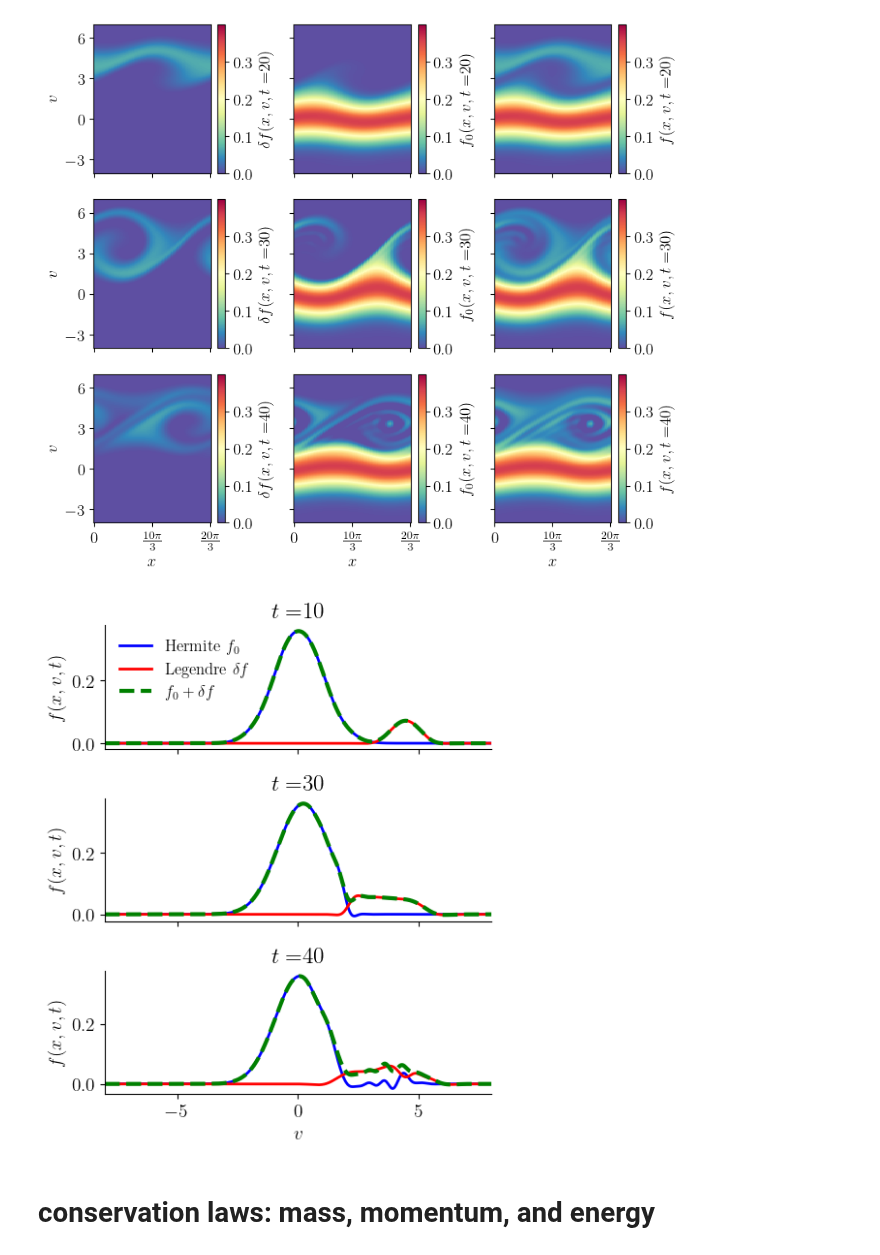
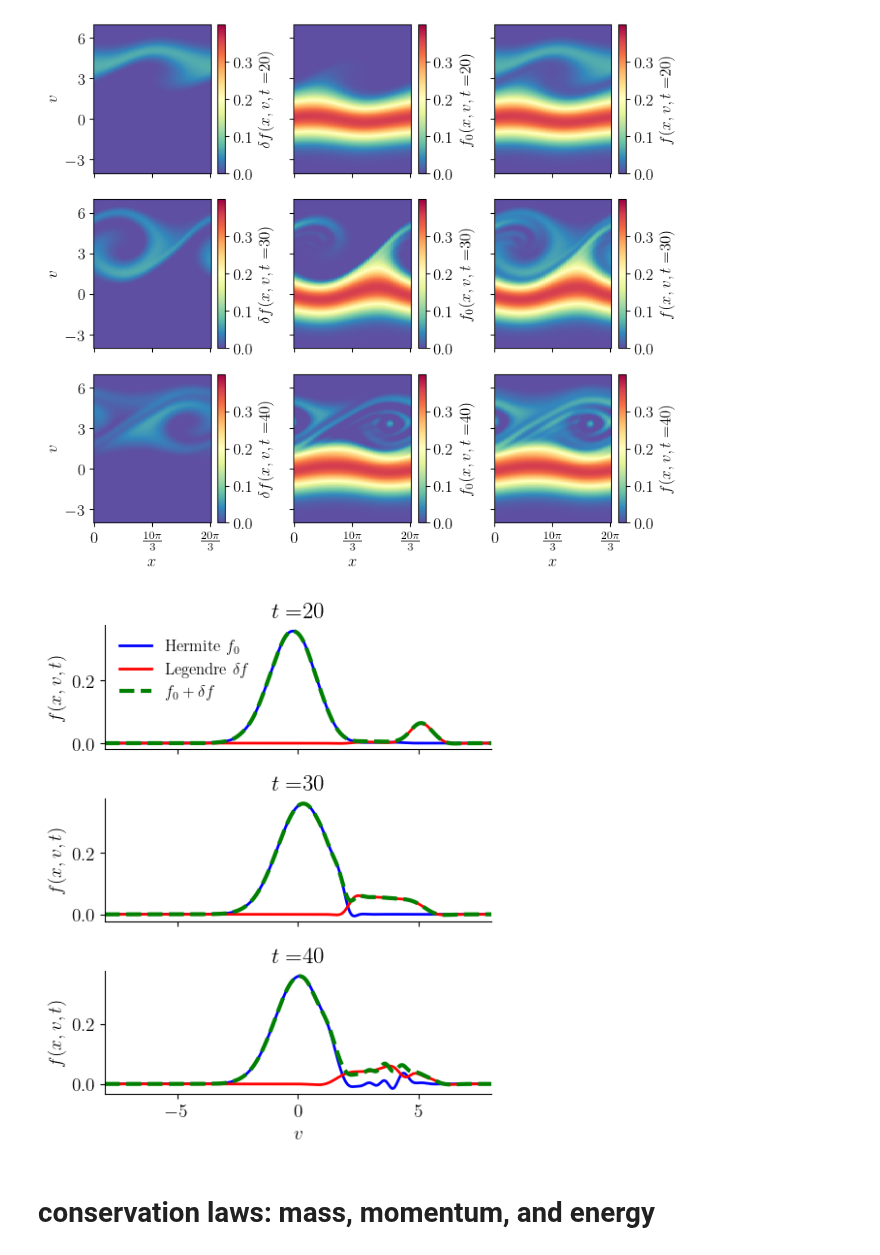
Before and after one commit to opaliss/mixed_methods, a Jupyter notebook: analysis/mixed_method_0/bump_on_tail_damping_mixed_method_0.ipynb, the cells around one changed output. Saved outputs shown, nothing was run; the diff lists cells and outputs as text; code cells hidden in the pictures.

```diff
--- a/analysis/mixed_method_0/bump_on_tail_damping_mixed_method_0.ipynb
+++ b/analysis/mixed_method_0/bump_on_tail_damping_mixed_method_0.ipynb
@@ -184,29 +222,29 @@ plt.savefig("../../figures/mixed_method_0/bump_on_tail/bump_on_tail_evolution_mi
 [figure]
 # %%
 fig, ax = plt.subplots(nrows=3, figsize=(5, 6), sharex=True)
-for tt, ii in enumerate([1000, int(3*len(sol_midpoint_t)//4), -1]):
+for tt, ii in enumerate([2000, int(3*len(sol_midpoint_t)//4), -1]):
     ii = int(ii)
     distribution_H = np.zeros((len(x), len(v_)))
     distribution_L = np.zeros((len(x), len(v_)))
     for jj in range(setup.Nv_H):
         distribution_H += np.outer(state_e_H[jj, :, ii], psi_hermite(v=v_, u_s=setup.u, alpha_s=setup.alpha, n=jj))
     for jj in range(setup.Nv_L):
         distribution_L += np.outer(state_e_L[jj, :, ii], xi_legendre(v=v_, v_b=setup.v_b, v_a=setup.v_a, n=jj))
 
     _ = ax[tt].plot(v_, distribution_H[55, :], color="blue", label="Hermite $f_{0}$", linewidth=2)
     _ = ax[tt].plot(v_, distribution_L[55, :], color="red", label="Legendre $\delta f$", linewidth=2)
     _ = ax[tt].plot(v_, distribution_L[55, :] + distribution_H[55, :], color="green", ls="--", label=r"$f_{0} + \delta f$", linewidth=3)
     ax[tt].set_title("$t = $" + str(int(sol_midpoint_t[ii])))
     ax[tt].spines['right'].set_visible(False)
     ax[tt].spines['top'].set_visible(False)
     ax[tt].set_ylabel("$f(x, v, t)$")
 legend = ax[0].legend(ncols=1, fontsize=12, loc='upper left')
 legend.get_frame().set_alpha(0)
 ax[-1].set_xlabel("$v$")
 ax[-1].set_xlim(setup.v_a, setup.v_b)
 plt.tight_layout()
 # %% [output]
-[figure, old version]
+[figure, new version]
 # %% [markdown]
 # conservation laws: mass, momentum, and energy
 # %% [markdown]
```
Also changed, not shown: parts of 3 cells of this notebook, 12 other files.
